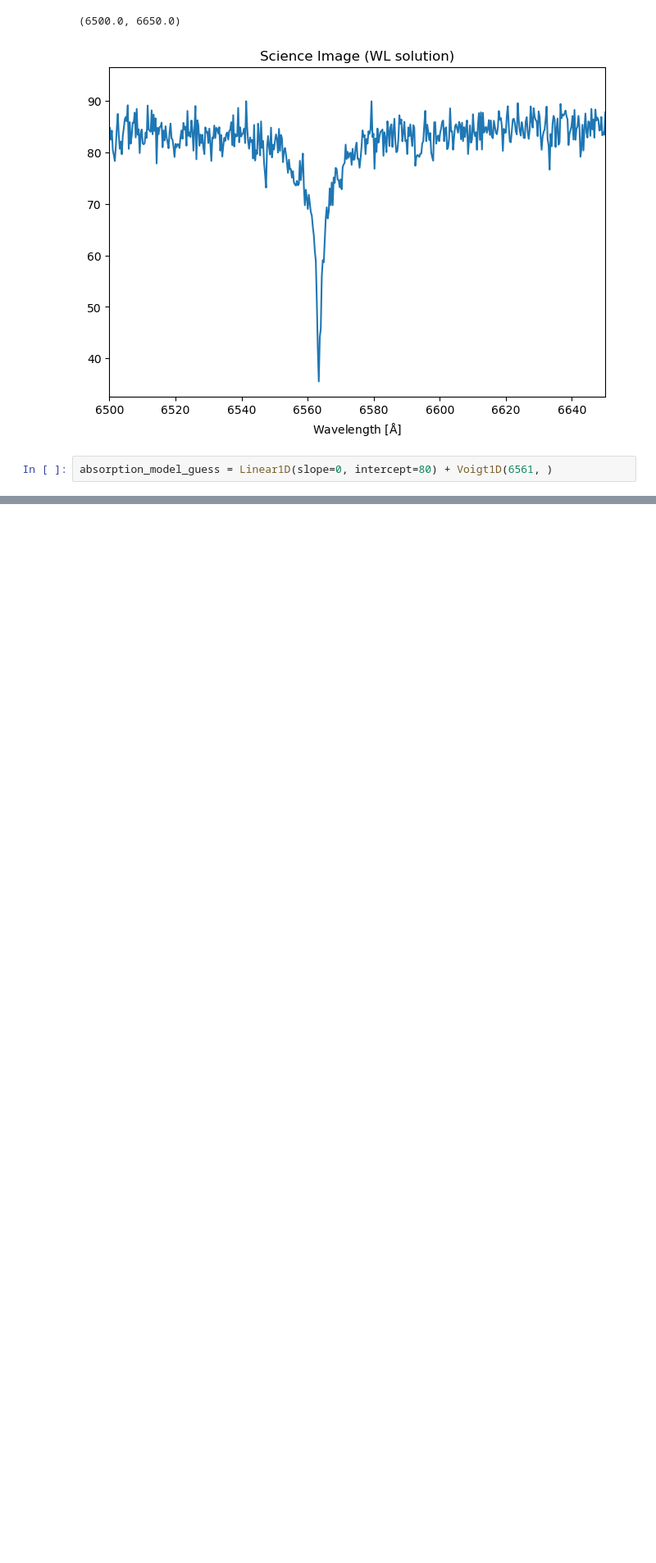
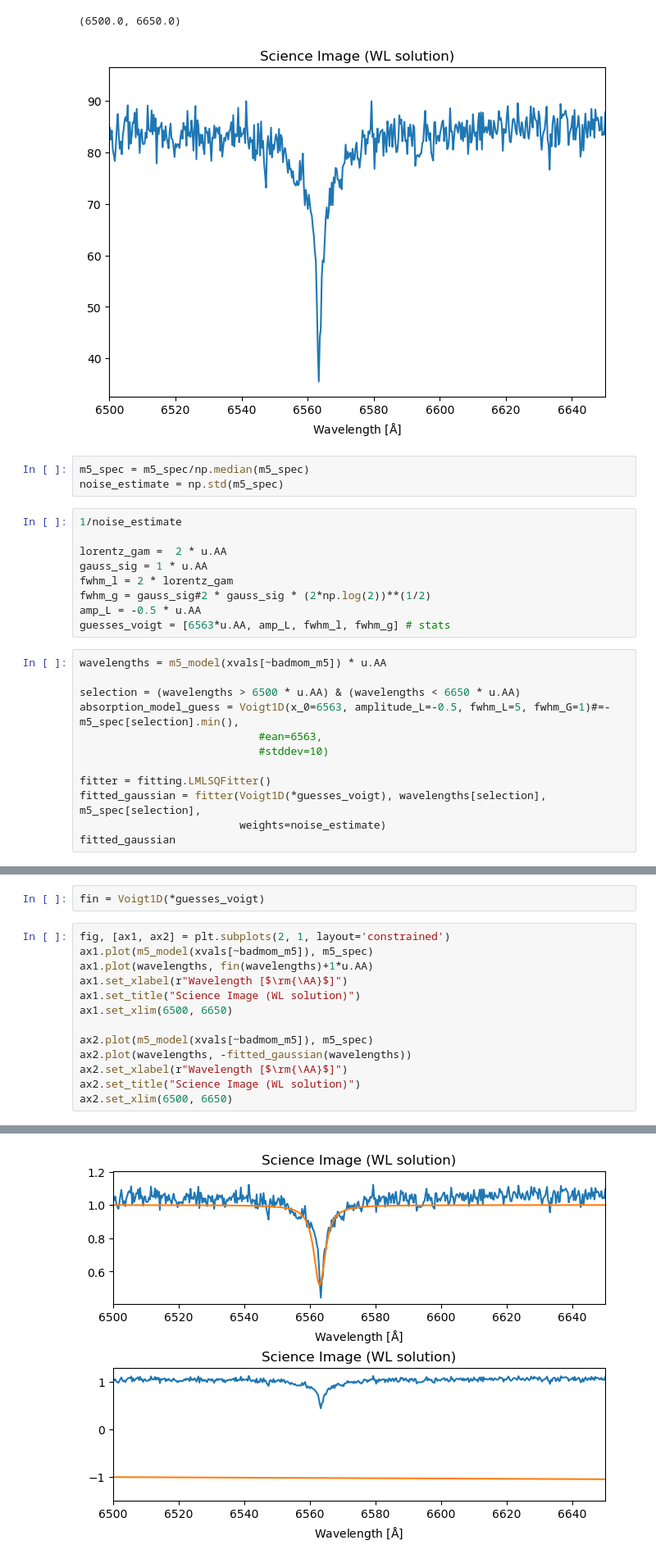
Before and after one commit to m-schochet/spi_phy905, a Jupyter notebook: analysis/ews_soar.ipynb, the cells around one changed output, grey strips where cells are left out. Shown: that part at 82% size. Cells and saved outputs as stored; diff of their text form; blank space fills up the shorter version.

```diff
--- a/analysis/ews_soar.ipynb
+++ b/analysis/ews_soar.ipynb
@@ -40,5 +42,27 @@ ax.set_xlim(6500, 6650)
 # %% [output]
 (6500.0, 6650.0)
 [figure]
+# %%
+m5_spec = m5_spec/np.median(m5_spec)
+noise_estimate = np.std(m5_spec)
+# %%
+1/noise_estimate
+
+lorentz_gam =  2 * u.AA
+gauss_sig = 1 * u.AA
+fwhm_l = 2 * lorentz_gam
+fwhm_g = gauss_sig#2 * gauss_sig * (2*np.log(2))**(1/2)
+amp_L = -0.5 * u.AA
+guesses_voigt = [6563*u.AA, amp_L, fwhm_l, fwhm_g] # stats
 # %%
-absorption_model_guess = Linear1D(slope=0, intercept=80) + Voigt1D(6561, )
+wavelengths = m5_model(xvals[~badmom_m5]) * u.AA
+
+selection = (wavelengths > 6500 * u.AA) & (wavelengths < 6650 * u.AA)
+absorption_model_guess = Voigt1D(x_0=6563, amplitude_L=-0.5, fwhm_L=5, fwhm_G=1)#=-m5_spec[selection].min(),
+                            #ean=6563,
+                            #stddev=10)
+
+fitter = fitting.LMLSQFitter()
+fitted_gaussian = fitter(Voigt1D(*guesses_voigt), wavelengths[selection], m5_spec[selection],
+                         weights=noise_estimate)
+fitted_gaussian
@@ -48,0 +71,16 @@ absorption_model_guess = Linear1D(slope=0, intercept=175) + Gaussian1D(
+# %%
+fin = Voigt1D(*guesses_voigt)
+# %%
+fig, [ax1, ax2] = plt.subplots(2, 1, layout='constrained')
+ax1.plot(m5_model(xvals[~badmom_m5]), m5_spec)
+ax1.plot(wavelengths, fin(wavelengths)+1*u.AA)
+ax1.set_xlabel(r"Wavelength [$\rm{\AA}$]")
+ax1.set_title("Science Image (WL solution)")
+ax1.set_xlim(6500, 6650)
+
+ax2.plot(m5_model(xvals[~badmom_m5]), m5_spec)
+ax2.plot(wavelengths, -fitted_gaussian(wavelengths))
+ax2.set_xlabel(r"Wavelength [$\rm{\AA}$]")
+ax2.set_title("Science Image (WL solution)")
+ax2.set_xlim(6500, 6650)
+# %% [output]
@@ -48,0 +88 @@ absorption_model_guess = Linear1D(slope=0, intercept=175) + Gaussian1D(
+[figure, added]
```
Also changed, not shown: parts of 8 cells of this notebook.
